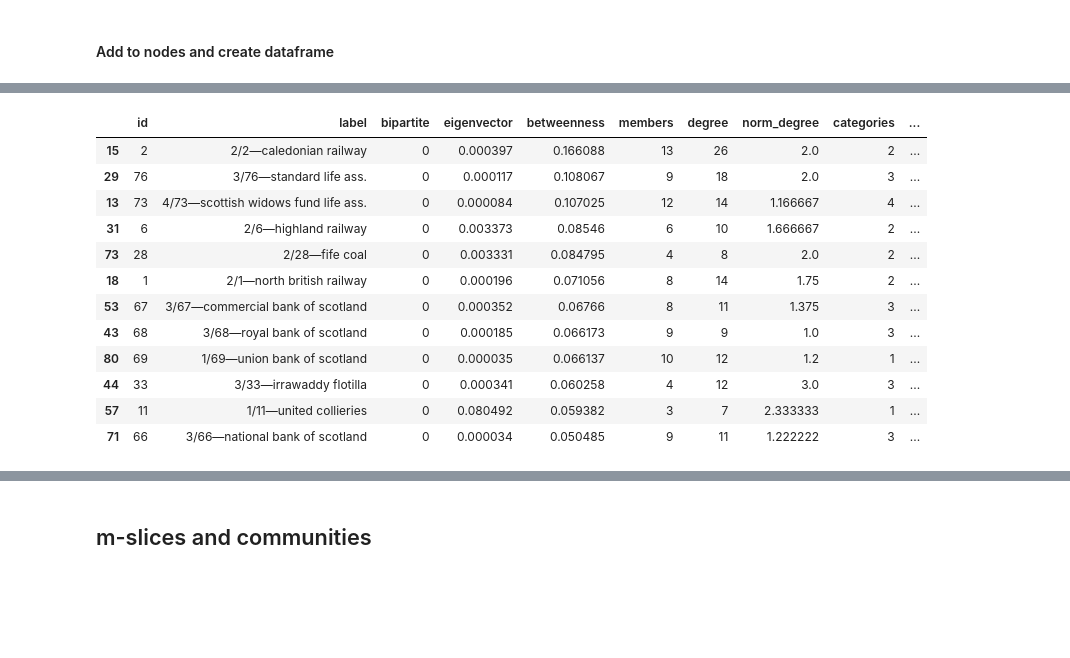
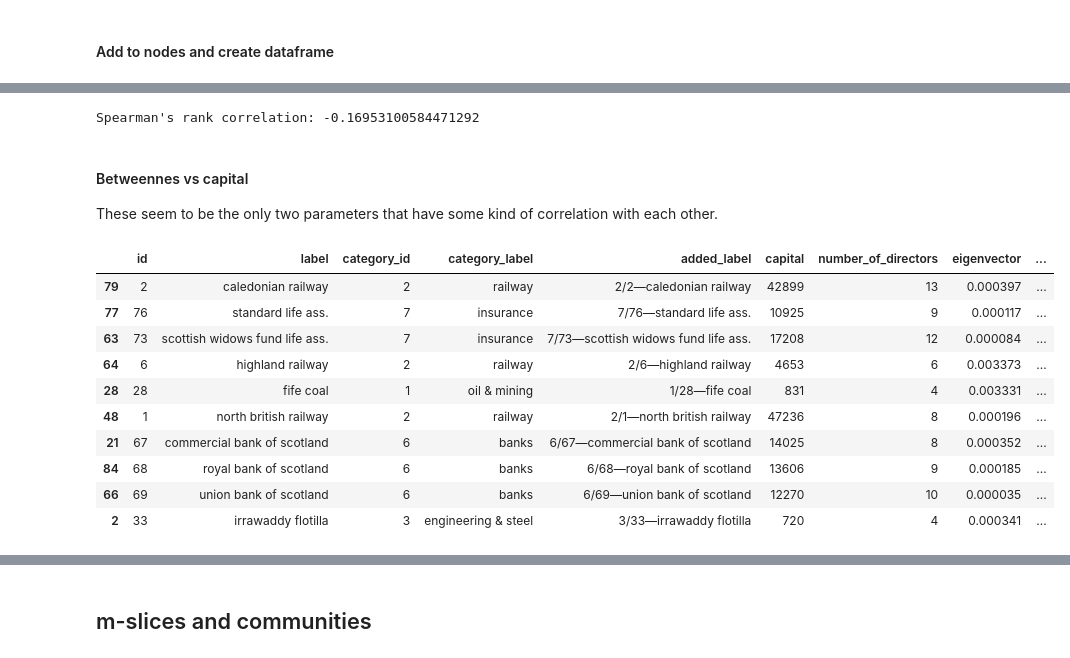
Before and after one commit to Sciences-historiques-numeriques/histoire_numerique_methodes, a Jupyter notebook: analyse_reseaux/pajek_book/chapter5_affiliations.ipynb, the cells around one changed output, grey strips where cells are left out. Drawn from its saved outputs; the diff is of its cells as text; code cells hidden in the pictures; blank space fills up the shorter version.

```diff
--- a/analyse_reseaux/pajek_book/chapter5_affiliations.ipynb
+++ b/analyse_reseaux/pajek_book/chapter5_affiliations.ipynb
@@ -161,0 +343,6 @@ pprint.pprint(list(G.nodes(data=True))[:3])
+# %%
+### Zip capital attibute with notes, in the same order
+l = list(vec["capital"])
+print(l[:3])
+ln = list(zip(nodes,l))
+print(ln[:10])
@@ -161,0 +366,6 @@ pprint.pprint(list(G.nodes(data=True))[:3])
+# %%
+### Prepare the capital clusters to add to the nodes
+dict_capital = dict([(d[0], {'capital': d[1]}) for d in ln])
+
+### Add the family clusters to the nodes
+nx.set_node_attributes(G, dict_capital)
@@ -272,0 +536,5 @@ print(sorted(dA, key=lambda x: int(x[0])))
+# %%
+### Add the degree to company nodes nodes
+# The decree of a company is the number of its directors!
+nx.set_node_attributes(lG, dict(dC), 'number_of_directors')
+pprint.pprint(list(lG.nodes(data=True))[:2])
@@ -734,8 +981,7 @@ print(list(projSG.nodes.data())[:3])
 nodes_data ={node: projSG.nodes[node] for node in projSG.nodes}
 nodes_df = pd.DataFrame(nodes_data).T
 nodes_df.reset_index(inplace=True)
-nodes_df.columns = ['id', 'label', 'bipartite', 'eigenvector','betweenness',
-       'members', 'degree', 'norm_degree', 'categories','capital']
-
+nodes_df.columns = ['id', 'label', 'category_id',  'category_label', 'added_label', 'capital',
+                    'number_of_directors', 'eigenvector','betweenness',  'degree', 'norm_degree']
 nodes_df.head(2)
 # %% [output]
@@ -766,17 +1097,23 @@ nodes_df[nodes_df.norm_degree > 2]\
+# %%
+corr_spear = nodes_df[['capital', 'norm_degree']].corr(method="spearman")
+print("Spearman's rank correlation: {}".format(corr_spear.iloc[0,1]))
+# %% [output]
+Spearman's rank correlation: -0.16953100584471292
+# %% [markdown]
+#### Betweennes vs capital
+
+These seem to be the only two parameters that have some kind of correlation with each other.
 # %%
-nodes_df[nodes_df.betweenness > 0.05]\
-   .sort_values(by='betweenness', ascending=False)
+nodes_df.sort_values(by='betweenness', ascending=False).iloc[:10]
 # %% [output]
-|  | id | label | bipartite | eigenvector | betweenness | members | degree | norm_degree | categories | ... |
-| 15 | 2 | 2/2—caledonian railway | 0 | 0.000397 | 0.166088 | 13 | 26 | 2.0 | 2 | ... |
-| 29 | 76 | 3/76—standard life ass. | 0 | 0.000117 | 0.108067 | 9 | 18 | 2.0 | 3 | ... |
-| 13 | 73 | 4/73—scottish widows fund life ass. | 0 | 0.000084 | 0.107025 | 12 | 14 | 1.166667 | 4 | ... |
-| 31 | 6 | 2/6—highland railway | 0 | 0.003373 | 0.08546 | 6 | 10 | 1.666667 | 2 | ... |
-| 73 | 28 | 2/28—fife coal | 0 | 0.003331 | 0.084795 | 4 | 8 | 2.0 | 2 | ... |
-| 18 | 1 | 2/1—north british railway | 0 | 0.000196 | 0.071056 | 8 | 14 | 1.75 | 2 | ... |
-| 53 | 67 | 3/67—commercial bank of scotland | 0 | 0.000352 | 0.06766 | 8 | 11 | 1.375 | 3 | ... |
-| 43 | 68 | 3/68—royal bank of scotland | 0 | 0.000185 | 0.066173 | 9 | 9 | 1.0 | 3 | ... |
-| 80 | 69 | 1/69—union bank of scotland | 0 | 0.000035 | 0.066137 | 10 | 12 | 1.2 | 1 | ... |
-| 44 | 33 | 3/33—irrawaddy flotilla | 0 | 0.000341 | 0.060258 | 4 | 12 | 3.0 | 3 | ... |
-| 57 | 11 | 1/11—united collieries | 0 | 0.080492 | 0.059382 | 3 | 7 | 2.333333 | 1 | ... |
-| 71 | 66 | 3/66—national bank of scotland | 0 | 0.000034 | 0.050485 | 9 | 11 | 1.222222 | 3 | ... |
+|  | id | label | category_id | category_label | added_label | capital | number_of_directors | eigenvector | ... |
+| 79 | 2 | caledonian railway | 2 | railway | 2/2—caledonian railway | 42899 | 13 | 0.000397 | ... |
+| 77 | 76 | standard life ass. | 7 | insurance | 7/76—standard life ass. | 10925 | 9 | 0.000117 | ... |
+| 63 | 73 | scottish widows fund life ass. | 7 | insurance | 7/73—scottish widows fund life ass. | 17208 | 12 | 0.000084 | ... |
+| 64 | 6 | highland railway | 2 | railway | 2/6—highland railway | 4653 | 6 | 0.003373 | ... |
+| 28 | 28 | fife coal | 1 | oil & mining | 1/28—fife coal | 831 | 4 | 0.003331 | ... |
+| 48 | 1 | north british railway | 2 | railway | 2/1—north british railway | 47236 | 8 | 0.000196 | ... |
+| 21 | 67 | commercial bank of scotland | 6 | banks | 6/67—commercial bank of scotland | 14025 | 8 | 0.000352 | ... |
+| 84 | 68 | royal bank of scotland | 6 | banks | 6/68—royal bank of scotland | 13606 | 9 | 0.000185 | ... |
+| 66 | 69 | union bank of scotland | 6 | banks | 6/69—union bank of scotland | 12270 | 10 | 0.000035 | ... |
+| 2 | 33 | irrawaddy flotilla | 3 | engineering & steel | 3/33—irrawaddy flotilla | 720 | 4 | 0.000341 | ... |
```
Also changed, not shown: parts of 118 cells of this notebook, 9 other files.
